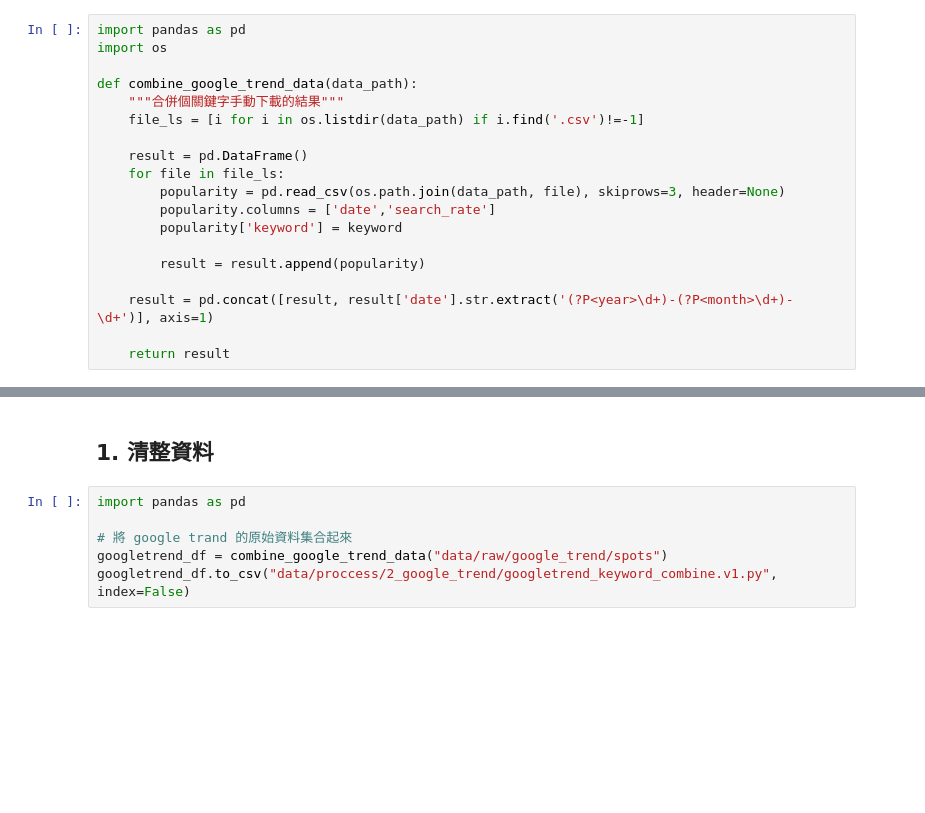
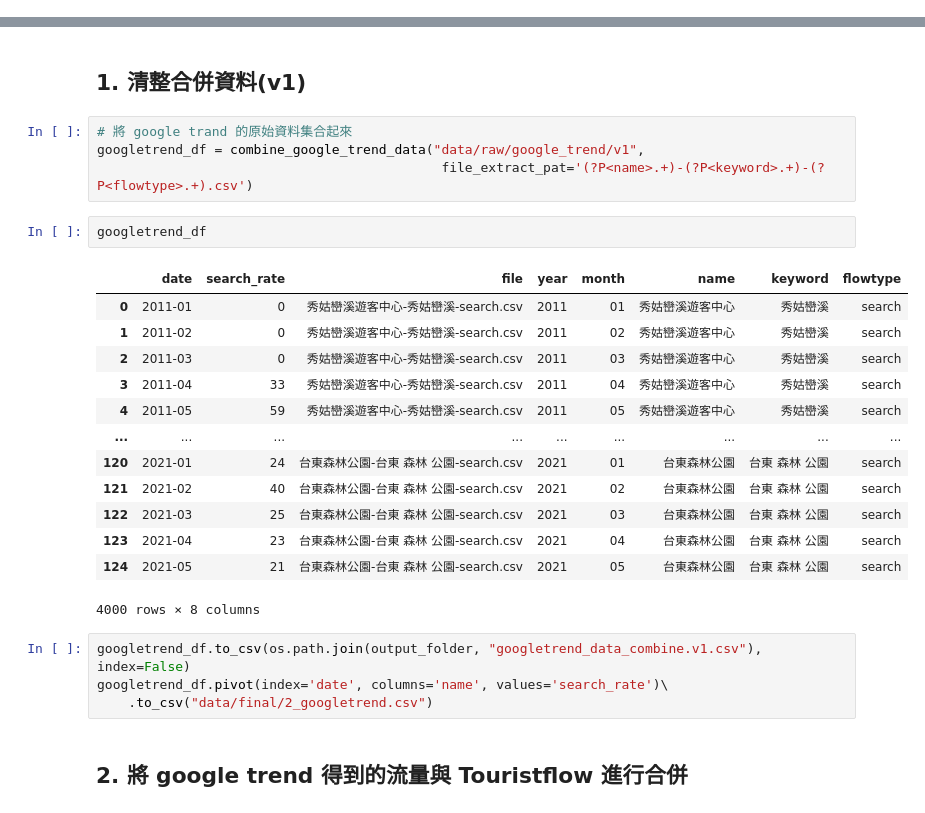
Before and after one commit to aaron1aaron2/Dynamic-route_and_schedule-planning_for_buses, a Jupyter notebook: data_processing/2_google_trend_data_select_by_deferred.ipynb, the cells around one changed output, grey strips where cells are left out. Cells and saved outputs as stored; diff of their text form; blank space fills up the shorter version.

```diff
--- a/data_processing/2_google_trend_data_select_by_deferred.ipynb
+++ b/data_processing/2_google_trend_data_select_by_deferred.ipynb
@@ -12,19 +9,0 @@
-# %%
-import pandas as pd
-import os
-
-def combine_google_trend_data(data_path):
-    """合併個關鍵字手動下載的結果"""
-    file_ls = [i for i in os.listdir(data_path) if i.find('.csv')!=-1]
-
-    result = pd.DataFrame()
-    for file in file_ls:
-        popularity = pd.read_csv(os.path.join(data_path, file), skiprows=3, header=None)
-        popularity.columns = ['date','search_rate']
-        popularity['keyword'] = keyword
-
-        result = result.append(popularity)
-
-    result = pd.concat([result, result['date'].str.extract('(?P<year>\d+)-(?P<month>\d+)-\d+')], axis=1)
-
-    return result
@@ -31,8 +99,28 @@ def combine_google_trend_data(data_path):
 # %% [markdown]
-## 1. 清整資料
+## 1. 清整合併資料(v1)
 # %%
-import pandas as pd
-
 # 將 google trand 的原始資料集合起來
-googletrend_df = combine_google_trend_data("data/raw/google_trend/spots")
-googletrend_df.to_csv("data/proccess/2_google_trend/googletrend_keyword_combine.v1.py", index=False)
+googletrend_df = combine_google_trend_data("data/raw/google_trend/v1",
+                                            file_extract_pat='(?P<name>.+)-(?P<keyword>.+)-(?P<flowtype>.+).csv')
+# %%
+googletrend_df
+# %% [output]
+|  | date | search_rate | file | year | month | name | keyword | flowtype |
+| 0 | 2011-01 | 0 | 秀姑巒溪遊客中心-秀姑巒溪-search.csv | 2011 | 01 | 秀姑巒溪遊客中心 | 秀姑巒溪 | search |
+| 1 | 2011-02 | 0 | 秀姑巒溪遊客中心-秀姑巒溪-search.csv | 2011 | 02 | 秀姑巒溪遊客中心 | 秀姑巒溪 | search |
+| 2 | 2011-03 | 0 | 秀姑巒溪遊客中心-秀姑巒溪-search.csv | 2011 | 03 | 秀姑巒溪遊客中心 | 秀姑巒溪 | search |
+| 3 | 2011-04 | 33 | 秀姑巒溪遊客中心-秀姑巒溪-search.csv | 2011 | 04 | 秀姑巒溪遊客中心 | 秀姑巒溪 | search |
+| 4 | 2011-05 | 59 | 秀姑巒溪遊客中心-秀姑巒溪-search.csv | 2011 | 05 | 秀姑巒溪遊客中心 | 秀姑巒溪 | search |
+| ... | ... | ... | ... | ... | ... | ... | ... | ... |
+| 120 | 2021-01 | 24 | 台東森林公園-台東 森林 公園-search.csv | 2021 | 01 | 台東森林公園 | 台東 森林 公園 | search |
+| 121 | 2021-02 | 40 | 台東森林公園-台東 森林 公園-search.csv | 2021 | 02 | 台東森林公園 | 台東 森林 公園 | search |
+| 122 | 2021-03 | 25 | 台東森林公園-台東 森林 公園-search.csv | 2021 | 03 | 台東森林公園 | 台東 森林 公園 | search |
+| 123 | 2021-04 | 23 | 台東森林公園-台東 森林 公園-search.csv | 2021 | 04 | 台東森林公園 | 台東 森林 公園 | search |
+| 124 | 2021-05 | 21 | 台東森林公園-台東 森林 公園-search.csv | 2021 | 05 | 台東森林公園 | 台東 森林 公園 | search |
+4000 rows × 8 columns
+# %%
+googletrend_df.to_csv(os.path.join(output_folder, "googletrend_data_combine.v1.csv"), index=False)
+googletrend_df.pivot(index='date', columns='name', values='search_rate')\
+    .to_csv("data/final/2_googletrend.csv")
+# %% [markdown]
+## 2. 將 google trend 得到的流量與 Touristflow 進行合併
```
Also changed, not shown: parts of 20 cells of this notebook, 1 other file.
